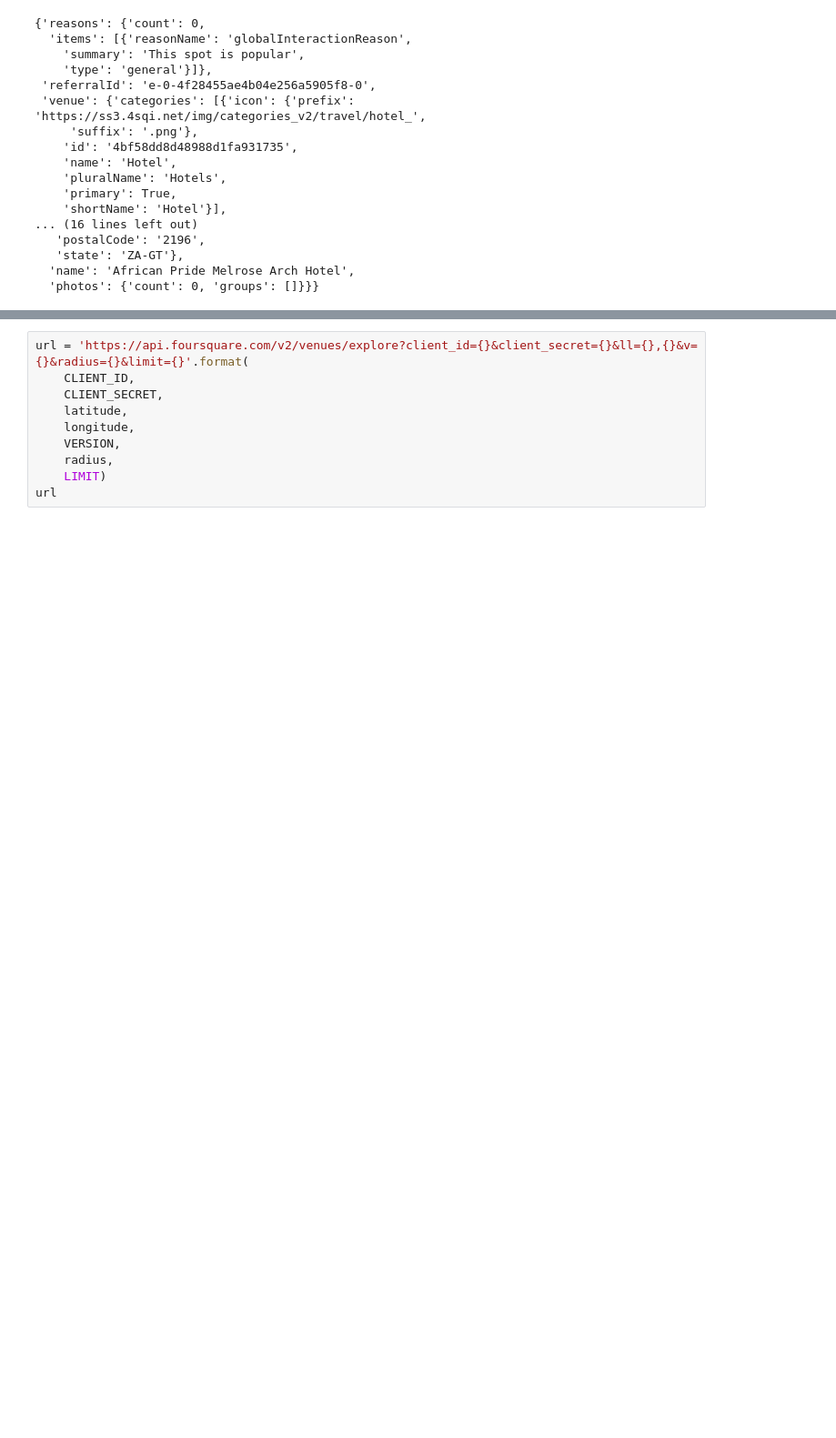
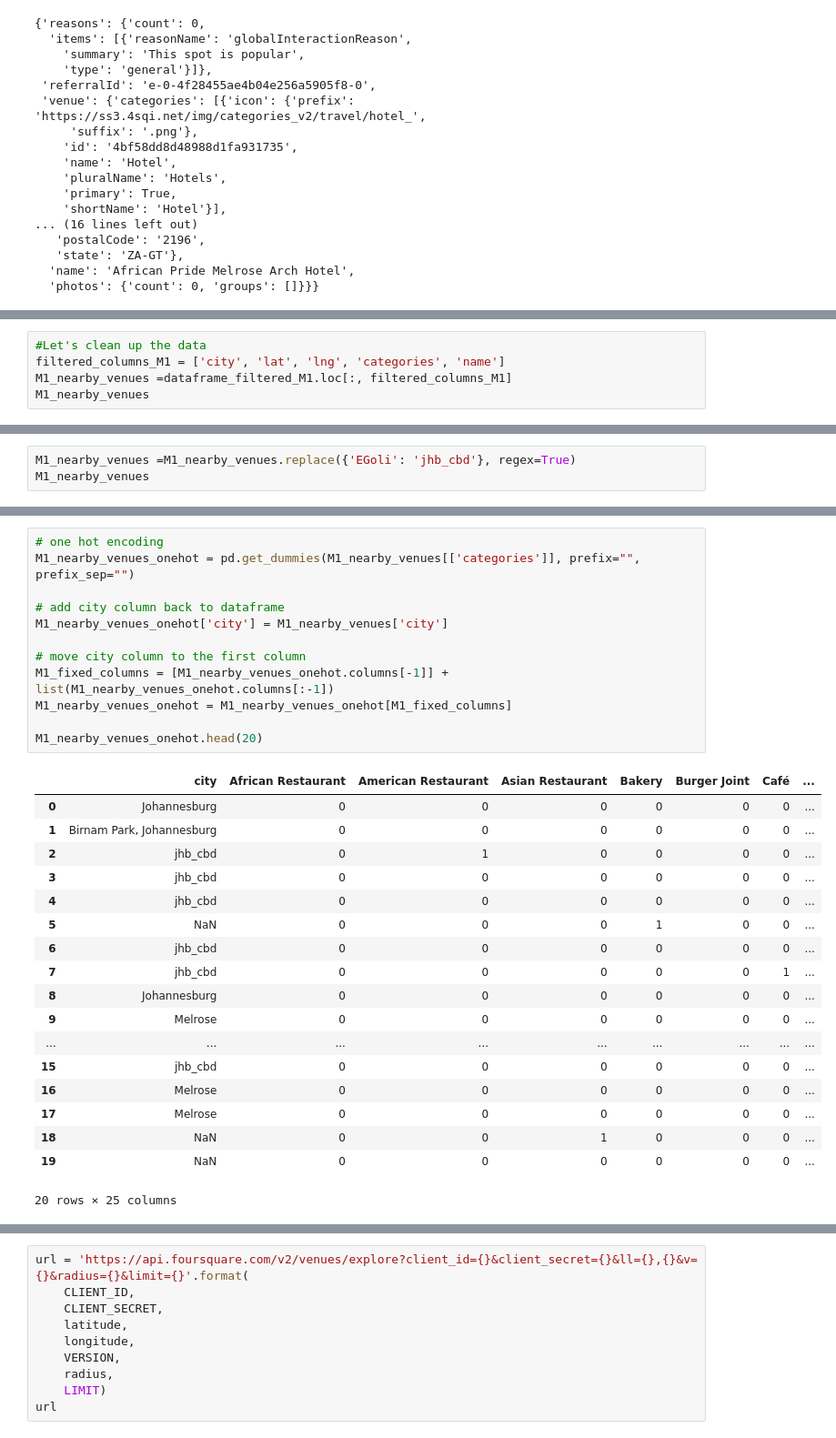
Before and after one commit to nkourouma/coursera_capstone_project, a Jupyter notebook: Epicure_Restaurant_Expansion_Capstone .ipynb, the cells around one changed output, grey strips where cells are left out. Shown: that part at 91% size. Drawn from its saved outputs; the diff is of its cells as text; blank space fills up the shorter version.

```diff
--- a/Epicure_Restaurant_Expansion_Capstone .ipynb
+++ b/Epicure_Restaurant_Expansion_Capstone .ipynb
@@ -325,3 +484,8 @@ dataframe_filtered_M1.head(20)
 | 17 | Piza e Vino | Italian Restaurant | Shop SL41, Melrose Arch | ZA | Melrose | iNingizimu Afrika | Melrose Blvd | 241 | [Shop SL41, Melrose Arch (Melrose... | ... |
 | 18 | Yung Chen | Asian Restaurant | NaN | ZA | NaN | iNingizimu Afrika | NaN | 450 | [iNingizimu Afrika] | ... |
 | 19 | meat company (melrose arch) | Steakhouse | NaN | ZA | NaN | iNingizimu Afrika | NaN | 53 | [iNingizimu Afrika] | ... |
+# %%
+#Let's clean up the data
+filtered_columns_M1 = ['city', 'lat', 'lng', 'categories', 'name']
+M1_nearby_venues =dataframe_filtered_M1.loc[:, filtered_columns_M1]
+M1_nearby_venues
@@ -327,0 +510,3 @@ dataframe_filtered_M1.head(20)
+# %%
+M1_nearby_venues =M1_nearby_venues.replace({'EGoli': 'jhb_cbd'}, regex=True)
+M1_nearby_venues
@@ -327,0 +531,31 @@ dataframe_filtered_M1.head(20)
+# %%
+# one hot encoding
+M1_nearby_venues_onehot = pd.get_dummies(M1_nearby_venues[['categories']], prefix="", prefix_sep="")
+
+# add city column back to dataframe
+M1_nearby_venues_onehot['city'] = M1_nearby_venues['city']
+
+# move city column to the first column
+M1_fixed_columns = [M1_nearby_venues_onehot.columns[-1]] + list(M1_nearby_venues_onehot.columns[:-1])
+M1_nearby_venues_onehot = M1_nearby_venues_onehot[M1_fixed_columns]
+
+M1_nearby_venues_onehot.head(20)
+# %% [output]
+|  | city | African Restaurant | American Restaurant | Asian Restaurant | Bakery | Burger Joint | Café | ... |
+| 0 | Johannesburg | 0 | 0 | 0 | 0 | 0 | 0 | ... |
+| 1 | Birnam Park, Johannesburg | 0 | 0 | 0 | 0 | 0 | 0 | ... |
+| 2 | jhb_cbd | 0 | 1 | 0 | 0 | 0 | 0 | ... |
+| 3 | jhb_cbd | 0 | 0 | 0 | 0 | 0 | 0 | ... |
+| 4 | jhb_cbd | 0 | 0 | 0 | 0 | 0 | 0 | ... |
+| 5 | NaN | 0 | 0 | 0 | 1 | 0 | 0 | ... |
+| 6 | jhb_cbd | 0 | 0 | 0 | 0 | 0 | 0 | ... |
+| 7 | jhb_cbd | 0 | 0 | 0 | 0 | 0 | 1 | ... |
+| 8 | Johannesburg | 0 | 0 | 0 | 0 | 0 | 0 | ... |
+| 9 | Melrose | 0 | 0 | 0 | 0 | 0 | 0 | ... |
+| ... | ... | ... | ... | ... | ... | ... | ... | ... |
+| 15 | jhb_cbd | 0 | 0 | 0 | 0 | 0 | 0 | ... |
+| 16 | Melrose | 0 | 0 | 0 | 0 | 0 | 0 | ... |
+| 17 | Melrose | 0 | 0 | 0 | 0 | 0 | 0 | ... |
+| 18 | NaN | 0 | 0 | 1 | 0 | 0 | 0 | ... |
+| 19 | NaN | 0 | 0 | 0 | 0 | 0 | 0 | ... |
+20 rows × 25 columns
```
Also changed, not shown: parts of 62 cells of this notebook.
